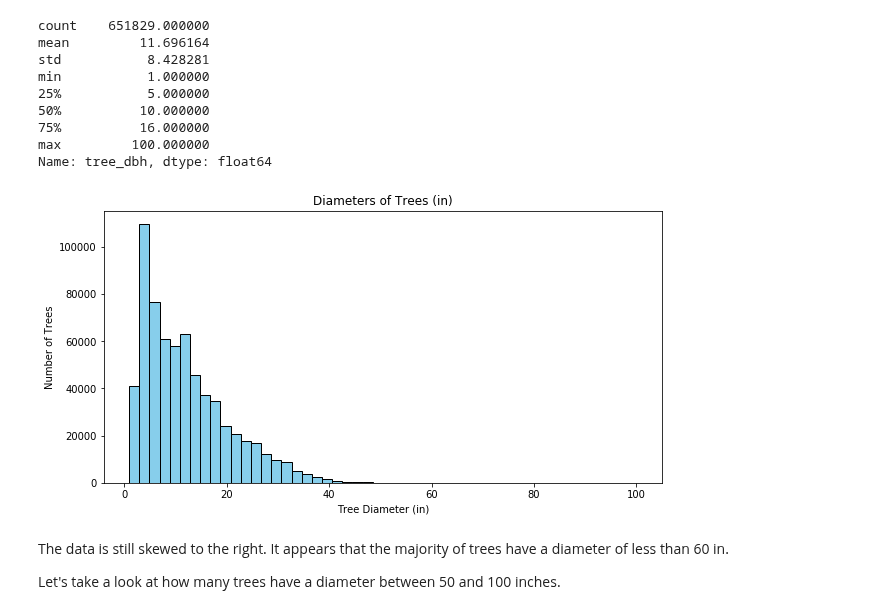
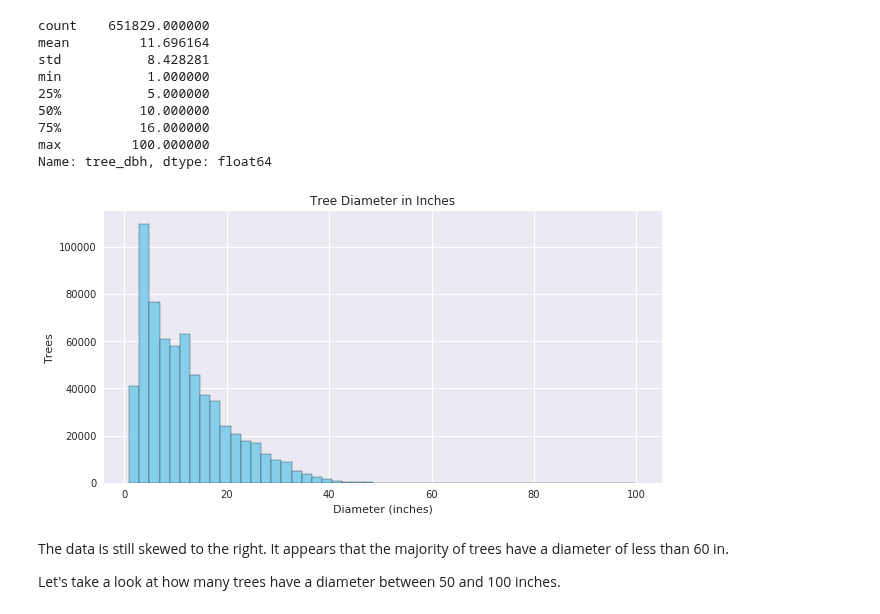
Before and after one commit to annasophiat/tree-health-census, a Jupyter notebook: tree_census_data_wrangling.ipynb, the cells around one changed output. Saved outputs shown, nothing was run; the diff lists cells and outputs as text; code cells hidden in the pictures.

```diff
--- a/tree_census_data_wrangling.ipynb
+++ b/tree_census_data_wrangling.ipynb
@@ -8,4 +8,6 @@ import numpy as np
 from numpy.random import seed
 import matplotlib.pyplot as plt
 import seaborn as sns
+
+sns.set(style='darkgrid')
 # %%
@@ -433,2 +411,3 @@ tree[(tree.health.isnull()) & (tree.status == 'Alive')] # missing health data an
 # %%
-tree = tree.drop(tree.index[32864]) # remove the row
+# drop row
+tree.drop(tree.index[32864], inplace=True)
@@ -464,10 +444,10 @@ dtype: int64
 The 'stump_diam' / stump diameter and 'status' columns can be removed since we are only interested in working with trees that are alive.
 # %%
 # removing the column 'stump_diam' since all trees that are 'Alive' have a diameter of 0
-tree.drop('stump_diam', axis='columns', inplace=True)
+tree.drop(columns='stump_diam', inplace=True)
 # %%
 # remove the 'status' column too since all trees are 'Alive'
-tree.drop('status', axis='columns', inplace=True)
+tree.drop(columns='status', inplace=True)
 # %%
 # check for null values again
 tree.isnull().sum()
@@ -621,15 +602,16 @@ min           1.000000
 max         100.000000
 Name: tree_dbh, dtype: float64
 # %%
-# plot the new distribution
+# updated distributions
 plt.figure(figsize=(10, 5))
-tree['tree_dbh'].plot(kind='hist', bins=50, color='skyblue', edgecolor='k')
-plt.xlabel('Tree Diameter (in)')
-plt.ylabel('Number of Trees')
-plt.title('Diameters of Trees (in)')
+
+tree.tree_dbh.plot(kind='hist', bins=50, color='skyblue', edgecolor='k')
+plt.title('Tree Diameter in Inches')
+plt.xlabel('Diameter (inches)')
+plt.ylabel('Trees')
 plt.show()
 # %% [output]
-[figure, old version]
+[figure, new version]
 # %% [markdown]
 The data is still skewed to the right. It appears that the majority of trees have a diameter of less than 60 in.
 
```
Also changed, not shown: parts of 47 cells of this notebook.
